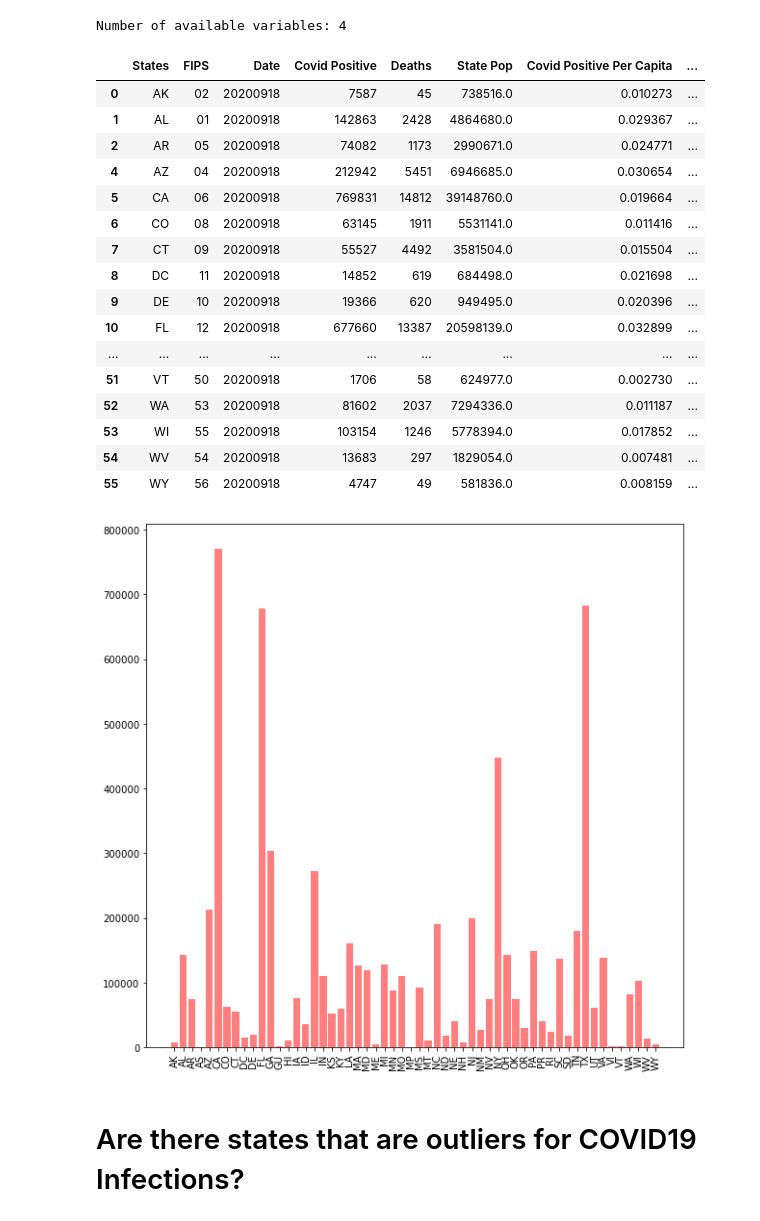
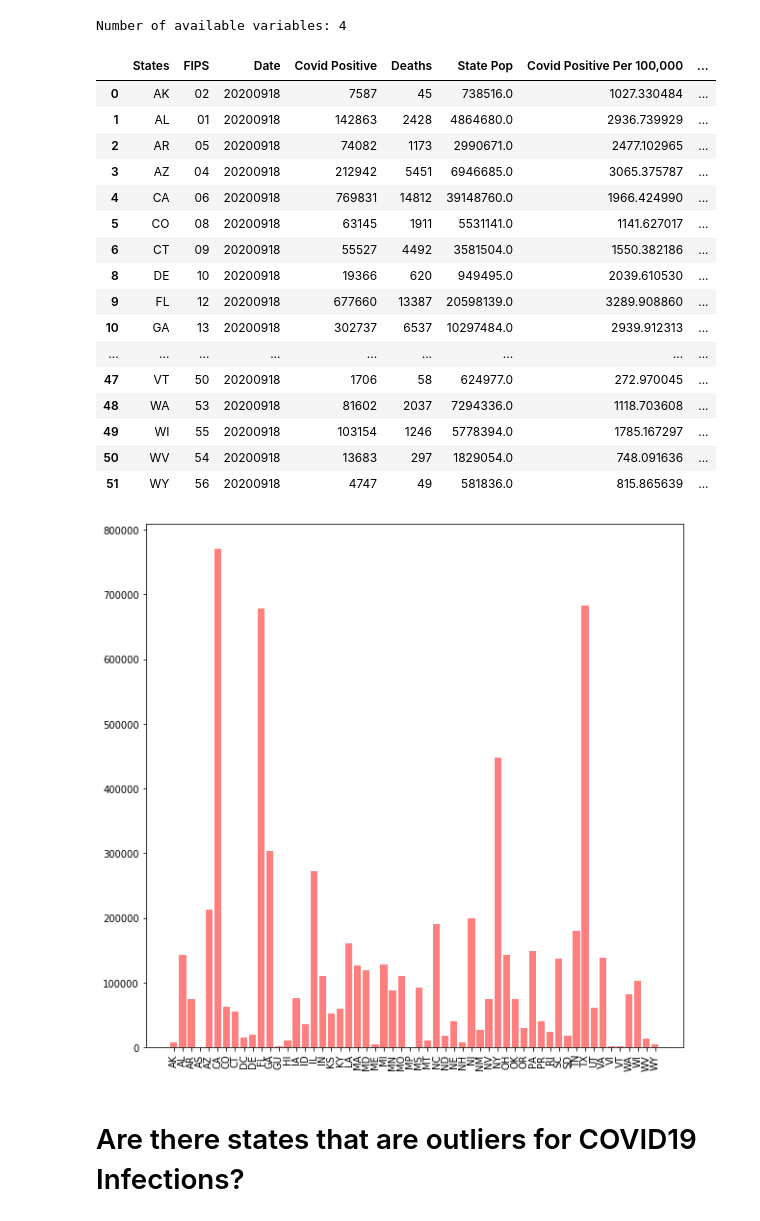
Before and after one commit to havyjavy/Healthcare-and-Covid-19, a Jupyter notebook: Covid Tracking Project/All_States-Copy1.ipynb, the cells around one changed output. Cells and saved outputs as stored; diff of their text form; code cells hidden in the pictures.

```diff
--- a/Covid Tracking Project/All_States-Copy1.ipynb
+++ b/Covid Tracking Project/All_States-Copy1.ipynb
@@ -132,38 +132,46 @@ census_TotalPop_df = pd.DataFrame(census_data)
 Number of available variables: 4
 # %%
 AllStates_df['State Pop']= ""
-AllStates_df['Covid Positive Per Capita']= ""
-AllStates_df['Covid Deaths Per Capita']= ""
+AllStates_df['Covid Positive Per 100,000']= ""
+AllStates_df['Covid Deaths Per 100,000']= ""
 AllStates_df
 
 AllState_combined_df = pd.merge(AllStates_df, census_TotalPop_df, how='left', left_on = 'FIPS', right_on = 'state')
 AllState_combined_df['State Pop'] = AllState_combined_df['Estimate!!Total']
-AllState_combined_df['Covid Positive Per Capita'] = AllState_combined_df['Covid Positive'] / AllState_combined_df['State Pop']
-AllState_combined_df['Covid Deaths Per Capita'] = AllState_combined_df['Deaths'] / AllState_combined_df['State Pop']
+AllState_combined_df['Covid Positive Per 100,000'] = (AllState_combined_df['Covid Positive'] / AllState_combined_df['State Pop'])*100000
+AllState_combined_df['Covid Deaths Per 100,000'] = (AllState_combined_df['Deaths'] / AllState_combined_df['State Pop'])*100000
 AllState_combined_dropC = AllState_combined_df.drop(columns=['Cumaltive Hospitalized', 'state','Estimate!!Total'])
 
 #drop rows
 AllState_combined_clean = AllState_combined_dropC.dropna(axis=0, how='any')
 
-AllState_combined_clean
+file_path = os.path.join("Per Capita Personal Health Care.csv")
+percapita_data = pd.read_csv(file_path)
+
+
+AllState_with_costs = pd.merge(AllState_combined_clean , percapita_data, how='left', on = 'States')
+AllState_with_costs = AllState_with_costs.dropna(axis=0, how='any')
+
+AllState_with_costs= AllState_with_costs.rename(columns = {"TAP Per Capita State Est Personal Health Care (Dollars)": "Healthcare Costs Per Capita"})
+AllState_with_costs
 # %% [output]
-|  | States | FIPS | Date | Covid Positive | Deaths | State Pop | Covid Positive Per Capita | ... |
-| 0 | AK | 02 | 20200918 | 7587 | 45 | 738516.0 | 0.010273 | ... |
-| 1 | AL | 01 | 20200918 | 142863 | 2428 | 4864680.0 | 0.029367 | ... |
-| 2 | AR | 05 | 20200918 | 74082 | 1173 | 2990671.0 | 0.024771 | ... |
-| 4 | AZ | 04 | 20200918 | 212942 | 5451 | 6946685.0 | 0.030654 | ... |
-| 5 | CA | 06 | 20200918 | 769831 | 14812 | 39148760.0 | 0.019664 | ... |
-| 6 | CO | 08 | 20200918 | 63145 | 1911 | 5531141.0 | 0.011416 | ... |
-| 7 | CT | 09 | 20200918 | 55527 | 4492 | 3581504.0 | 0.015504 | ... |
-| 8 | DC | 11 | 20200918 | 14852 | 619 | 684498.0 | 0.021698 | ... |
-| 9 | DE | 10 | 20200918 | 19366 | 620 | 949495.0 | 0.020396 | ... |
-| 10 | FL | 12 | 20200918 | 677660 | 13387 | 20598139.0 | 0.032899 | ... |
+|  | States | FIPS | Date | Covid Positive | Deaths | State Pop | Covid Positive Per 100,000 | ... |
+| 0 | AK | 02 | 20200918 | 7587 | 45 | 738516.0 | 1027.330484 | ... |
+| 1 | AL | 01 | 20200918 | 142863 | 2428 | 4864680.0 | 2936.739929 | ... |
+| 2 | AR | 05 | 20200918 | 74082 | 1173 | 2990671.0 | 2477.102965 | ... |
+| 3 | AZ | 04 | 20200918 | 212942 | 5451 | 6946685.0 | 3065.375787 | ... |
+| 4 | CA | 06 | 20200918 | 769831 | 14812 | 39148760.0 | 1966.424990 | ... |
+| 5 | CO | 08 | 20200918 | 63145 | 1911 | 5531141.0 | 1141.627017 | ... |
+| 6 | CT | 09 | 20200918 | 55527 | 4492 | 3581504.0 | 1550.382186 | ... |
+| 8 | DE | 10 | 20200918 | 19366 | 620 | 949495.0 | 2039.610530 | ... |
+| 9 | FL | 12 | 20200918 | 677660 | 13387 | 20598139.0 | 3289.908860 | ... |
+| 10 | GA | 13 | 20200918 | 302737 | 6537 | 10297484.0 | 2939.912313 | ... |
 | ... | ... | ... | ... | ... | ... | ... | ... | ... |
-| 51 | VT | 50 | 20200918 | 1706 | 58 | 624977.0 | 0.002730 | ... |
-| 52 | WA | 53 | 20200918 | 81602 | 2037 | 7294336.0 | 0.011187 | ... |
-| 53 | WI | 55 | 20200918 | 103154 | 1246 | 5778394.0 | 0.017852 | ... |
-| 54 | WV | 54 | 20200918 | 13683 | 297 | 1829054.0 | 0.007481 | ... |
-| 55 | WY | 56 | 20200918 | 4747 | 49 | 581836.0 | 0.008159 | ... |
+| 47 | VT | 50 | 20200918 | 1706 | 58 | 624977.0 | 272.970045 | ... |
+| 48 | WA | 53 | 20200918 | 81602 | 2037 | 7294336.0 | 1118.703608 | ... |
+| 49 | WI | 55 | 20200918 | 103154 | 1246 | 5778394.0 | 1785.167297 | ... |
+| 50 | WV | 54 | 20200918 | 13683 | 297 | 1829054.0 | 748.091636 | ... |
+| 51 | WY | 56 | 20200918 | 4747 | 49 | 581836.0 | 815.865639 | ... |
 # %%
 
 # import matplotlib.pyplot as plt
@@ -174,7 +182,7 @@ plt.figure(figsize=(10,10))
 plt.bar(x_axis, AllStates_df["Covid Positive"], color='r', alpha=0.5)
 x = plt.xticks(x_axis, AllStates_df["States"], rotation="vertical")
 # %% [output]
-[figure, old version]
+[figure, new version]
 # %% [markdown]
 # Are there states that are outliers for COVID19 Infections?
 # %%
```
Also changed, not shown: parts of 10 cells of this notebook, 1 other file.
